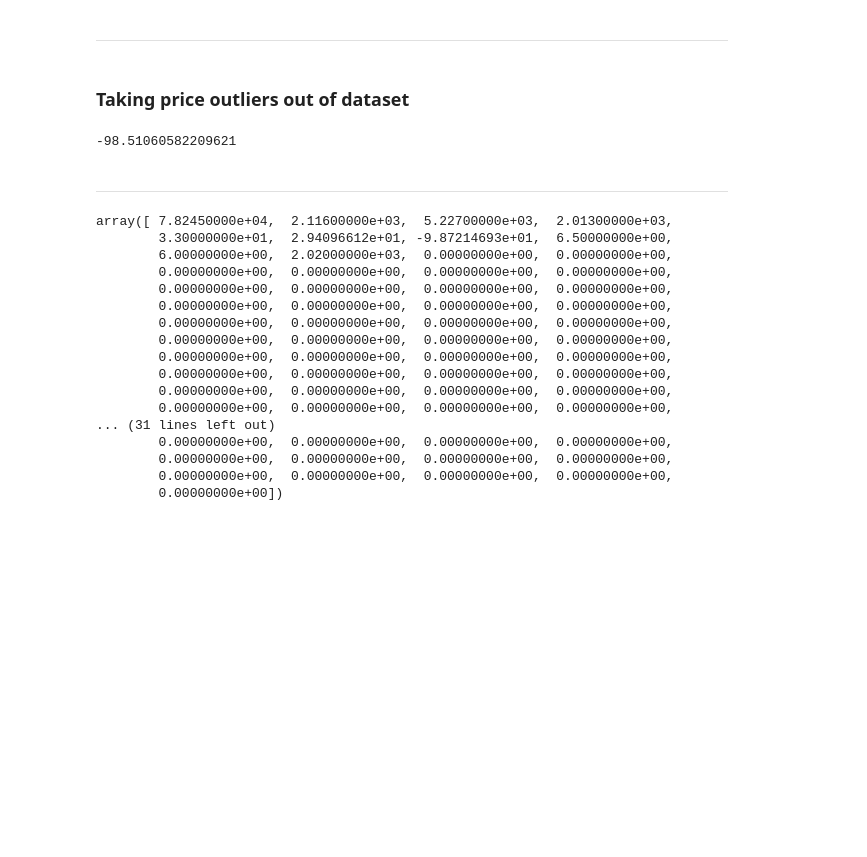
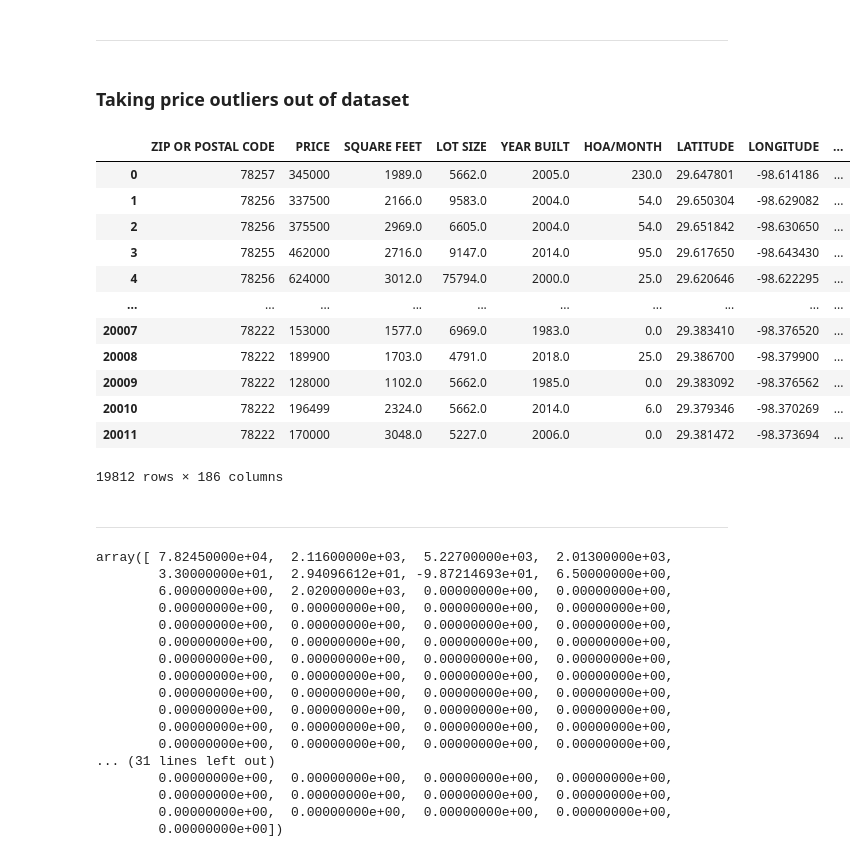
Before and after one commit to randallb15/PredictingSAHomeValues, a Jupyter notebook: GettingTheModel.ipynb, the cells around one changed output. Cells and saved outputs as stored; diff of their text form; code cells hidden in the pictures; blank space fills up the shorter version.

```diff
--- a/GettingTheModel.ipynb
+++ b/GettingTheModel.ipynb
@@ -75,9 +75,21 @@ lowcost = neighborhoods_cleaned[neighborhoods_cleaned.PRICE < 500000]
 lowercost = neighborhoods_cleaned[neighborhoods_cleaned.PRICE < 290000]
 # %%
 pd.set_option('display.max_columns', None)
-neigh.LONGITUDE.mean()
+neighborhoods_cleaned
 # %% [output]
+|  | ZIP OR POSTAL CODE | PRICE | SQUARE FEET | LOT SIZE | YEAR BUILT | HOA/MONTH | LATITUDE | LONGITUDE | ... |
+| 0 | 78257 | 345000 | 1989.0 | 5662.0 | 2005.0 | 230.0 | 29.647801 | -98.614186 | ... |
+| 1 | 78256 | 337500 | 2166.0 | 9583.0 | 2004.0 | 54.0 | 29.650304 | -98.629082 | ... |
+| 2 | 78256 | 375500 | 2969.0 | 6605.0 | 2004.0 | 54.0 | 29.651842 | -98.630650 | ... |
+| 3 | 78255 | 462000 | 2716.0 | 9147.0 | 2014.0 | 95.0 | 29.617650 | -98.643430 | ... |
+| 4 | 78256 | 624000 | 3012.0 | 75794.0 | 2000.0 | 25.0 | 29.620646 | -98.622295 | ... |
+| ... | ... | ... | ... | ... | ... | ... | ... | ... | ... |
+| 20007 | 78222 | 153000 | 1577.0 | 6969.0 | 1983.0 | 0.0 | 29.383410 | -98.376520 | ... |
+| 20008 | 78222 | 189900 | 1703.0 | 4791.0 | 2018.0 | 25.0 | 29.386700 | -98.379900 | ... |
+| 20009 | 78222 | 128000 | 1102.0 | 5662.0 | 1985.0 | 0.0 | 29.383092 | -98.376562 | ... |
+| 20010 | 78222 | 196499 | 2324.0 | 5662.0 | 2014.0 | 6.0 | 29.379346 | -98.370269 | ... |
+| 20011 | 78222 | 170000 | 3048.0 | 5227.0 | 2006.0 | 0.0 | 29.381472 | -98.373694 | ... |
--98.51060582209621
+19812 rows × 186 columns
 # %% [markdown]
 ---
 # %%
```
Also changed, not shown: 2 other files.
